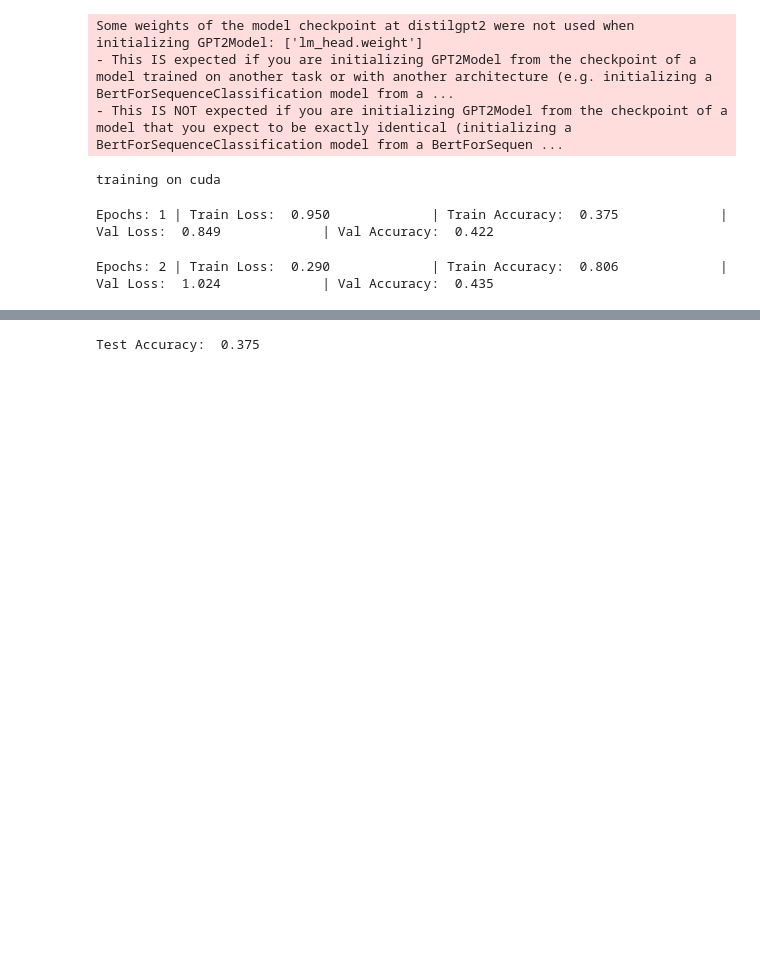
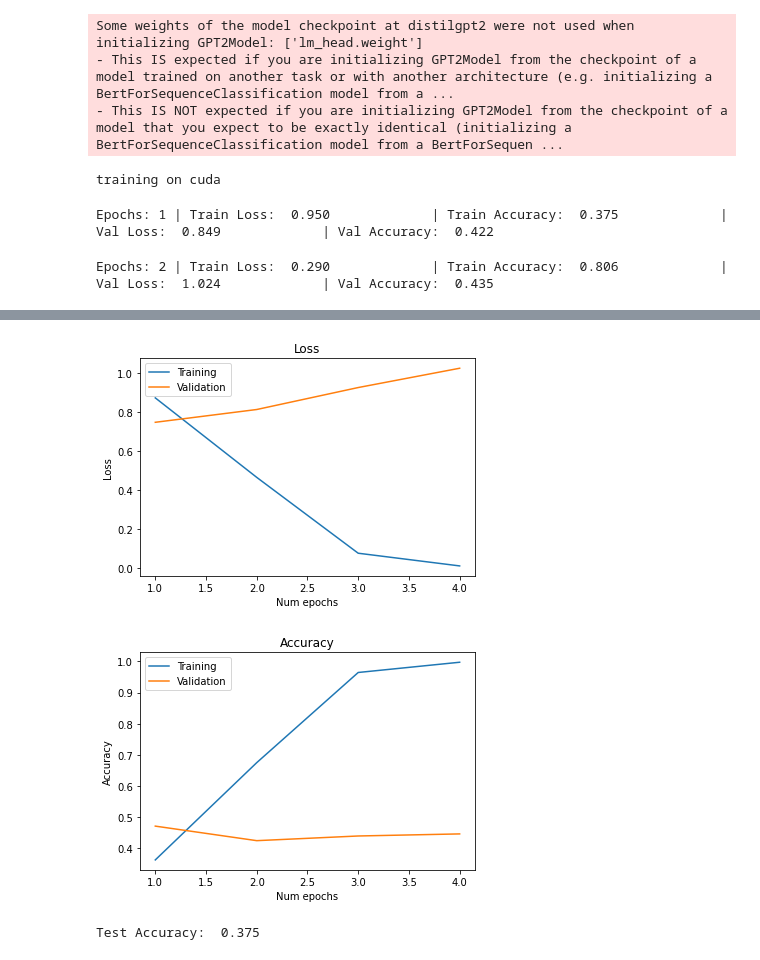
Before and after one commit to ece1786-2022/SongGenreClassifier, a Jupyter notebook: DistilGPT2.ipynb, the cells around one changed output, grey strips where cells are left out. Saved outputs shown, nothing was run; the diff lists cells and outputs as text; code cells hidden in the pictures; blank space fills up the shorter version.

```diff
--- a/DistilGPT2.ipynb
+++ b/DistilGPT2.ipynb
@@ -264,3 +297,32 @@ Epochs: 2 | Train Loss:  0.290             | Train Accuracy:  0.806
+# %%
+import matplotlib.pyplot as plt
+
+def show_plot(train_loss, val_loss, train_acc, val_acc):
+  # if torch.cuda.is_available():
+  #   train_acc = [acc.cpu() for acc in train_acc]
+  #   val_acc = [acc.cpu() for acc in val_acc]
+
+  x_range = range(1,len(train_loss)+1)
+  plt.plot(x_range,train_loss)
+  plt.plot(x_range,val_loss)
+  plt.xlabel('Num epochs')
+  plt.ylabel('Loss')
+  plt.legend(['Training', 'Validation'])
+  plt.title('Loss')
+  plt.show()
+
+  plt.plot(x_range,train_acc)
+  plt.plot(x_range,val_acc)
+  plt.xlabel('Num epochs')
+  plt.ylabel('Accuracy')
+  plt.legend(['Training', 'Validation'])
+  plt.title('Accuracy')
+  plt.show()
+# %%
+show_plot(tr_loss, v_loss, tr_acc, v_acc)
+# %% [output]
+[figure, added]
+[figure, added]
 # %%
 torch.save(model.state_dict(), "gpt2-text-classifier-model.pt")
 # %%
```
Also changed, not shown: parts of 10 cells of this notebook, 1 other file.
